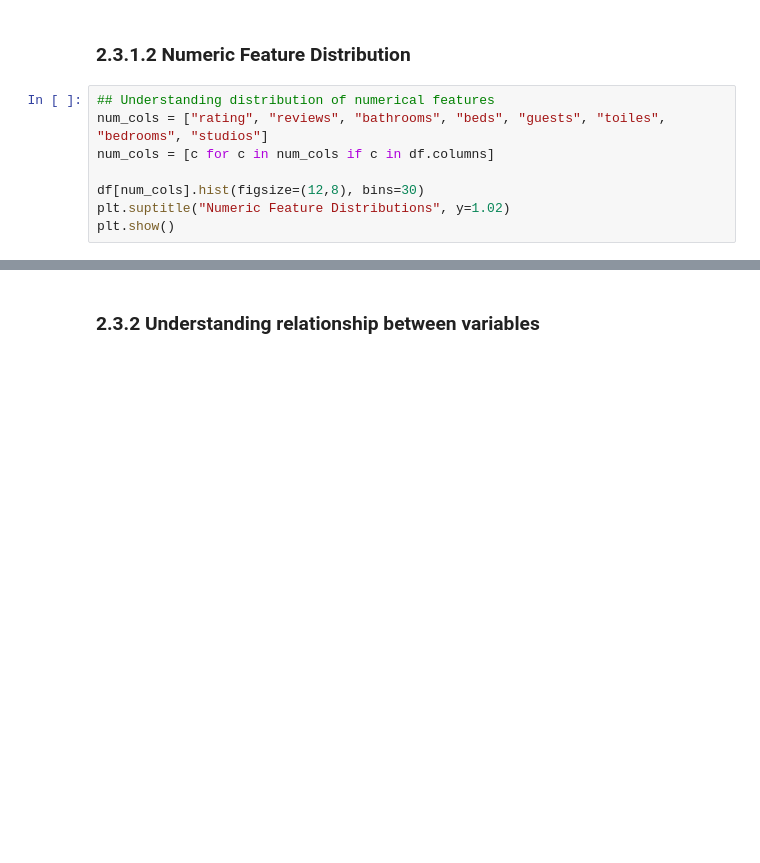
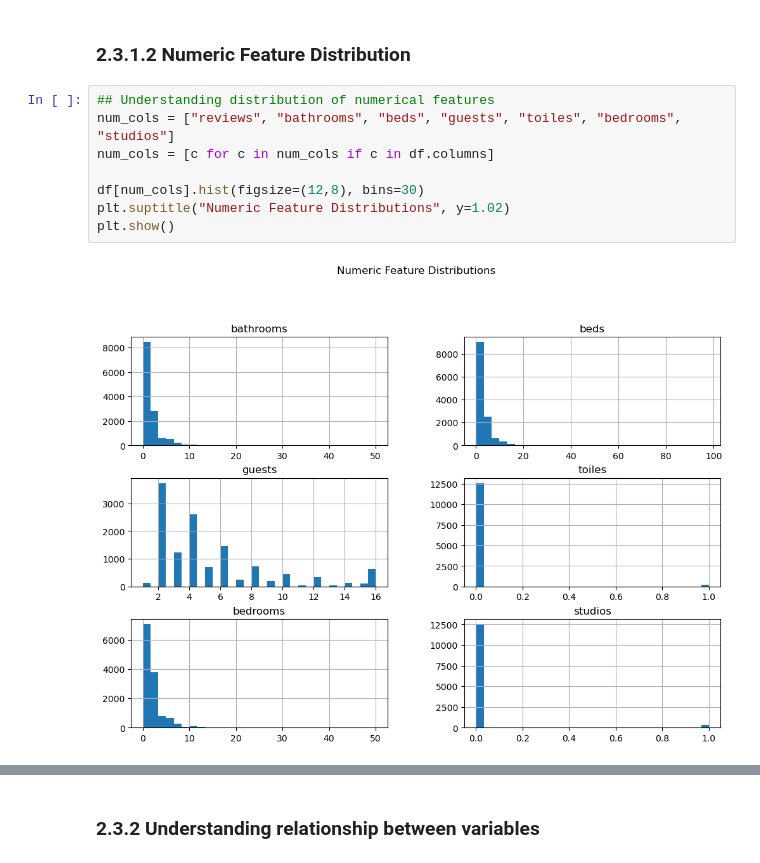
Before and after one commit to user2422224/OngTzeEnn_2404751F, a Jupyter notebook: AirbnbML.ipynb, the cells around one changed output, grey strips where cells are left out. Drawn from its saved outputs; the diff is of its cells as text; blank space fills up the shorter version.

```diff
--- a/AirbnbML.ipynb
+++ b/AirbnbML.ipynb
@@ -186,12 +259,14 @@ Due to the strong skewness and presence of outliers:
 ### 2.3.1.2 Numeric Feature Distribution
 # %%
 ## Understanding distribution of numerical features
-num_cols = ["rating", "reviews", "bathrooms", "beds", "guests", "toiles", "bedrooms", "studios"]
+num_cols = ["reviews", "bathrooms", "beds", "guests", "toiles", "bedrooms", "studios"]
 num_cols = [c for c in num_cols if c in df.columns]
 
 df[num_cols].hist(figsize=(12,8), bins=30)
 plt.suptitle("Numeric Feature Distributions", y=1.02)
 plt.show()
+# %% [output]
+[figure, added]
 # %% [markdown]
 ### Interpretation of Numeric Feature Distributions
 
```
Also changed, not shown: parts of 29 cells of this notebook.
